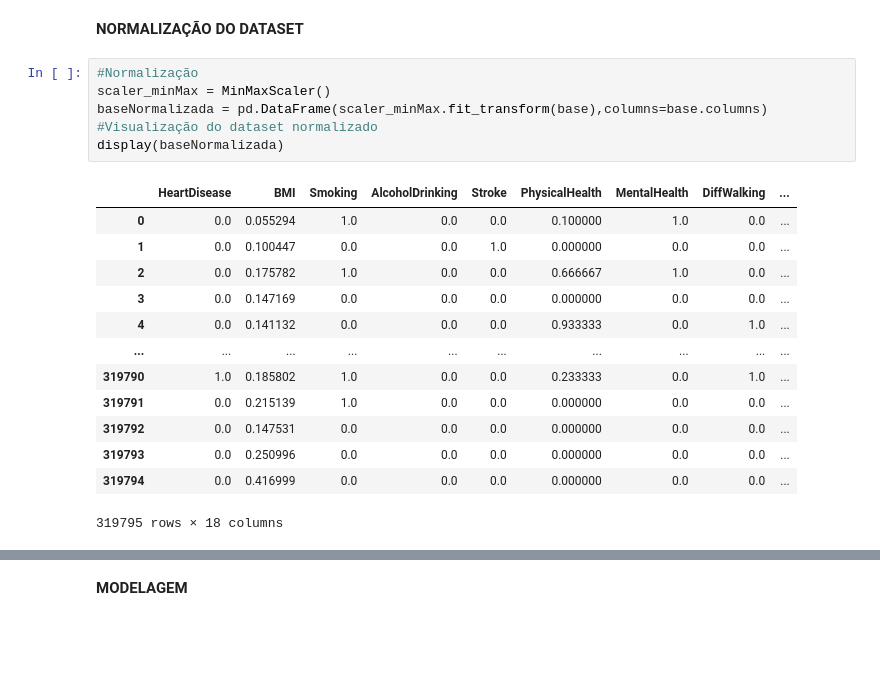
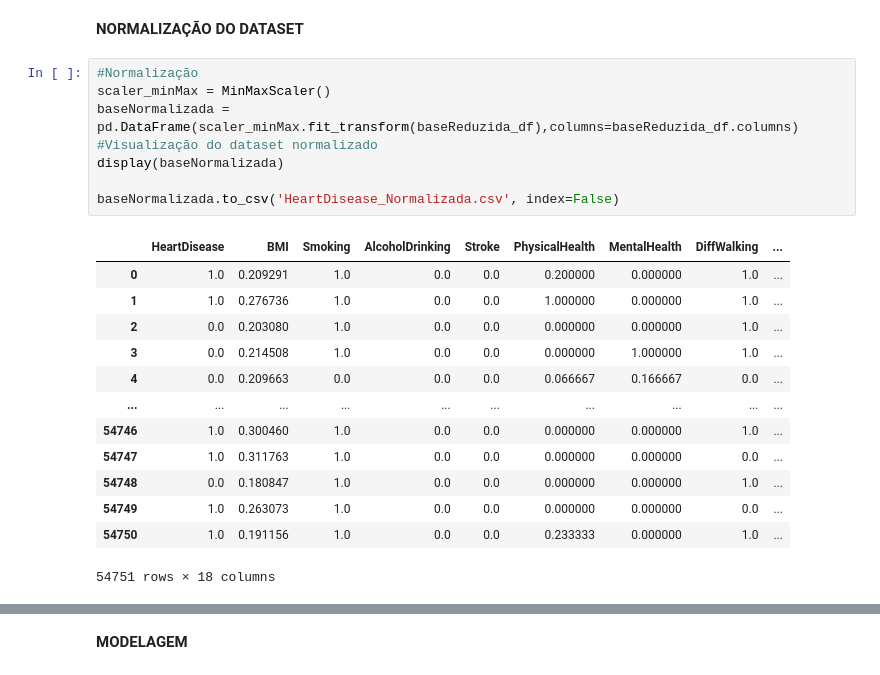
Before and after one commit to Webster-Rodrigues/Arvore_de_Decisao_I.A, a Jupyter notebook: Árvore_Decisão.ipynb, the cells around one changed output, grey strips where cells are left out. Saved outputs shown, nothing was run; the diff lists cells and outputs as text; blank space fills up the shorter version.

```diff
--- a/Árvore_Decisão.ipynb
+++ b/Árvore_Decisão.ipynb
@@ -102,20 +122,22 @@ display(base)
 # %%
 #Normalização
 scaler_minMax = MinMaxScaler()
-baseNormalizada = pd.DataFrame(scaler_minMax.fit_transform(base),columns=base.columns)
+baseNormalizada = pd.DataFrame(scaler_minMax.fit_transform(baseReduzida_df),columns=baseReduzida_df.columns)
 #Visualização do dataset normalizado
 display(baseNormalizada)
+
+baseNormalizada.to_csv('HeartDisease_Normalizada.csv', index=False)
 # %% [output]
 |  | HeartDisease | BMI | Smoking | AlcoholDrinking | Stroke | PhysicalHealth | MentalHealth | DiffWalking | ... |
-| 0 | 0.0 | 0.055294 | 1.0 | 0.0 | 0.0 | 0.100000 | 1.0 | 0.0 | ... |
-| 1 | 0.0 | 0.100447 | 0.0 | 0.0 | 1.0 | 0.000000 | 0.0 | 0.0 | ... |
-| 2 | 0.0 | 0.175782 | 1.0 | 0.0 | 0.0 | 0.666667 | 1.0 | 0.0 | ... |
-| 3 | 0.0 | 0.147169 | 0.0 | 0.0 | 0.0 | 0.000000 | 0.0 | 0.0 | ... |
-| 4 | 0.0 | 0.141132 | 0.0 | 0.0 | 0.0 | 0.933333 | 0.0 | 1.0 | ... |
+| 0 | 1.0 | 0.209291 | 1.0 | 0.0 | 0.0 | 0.200000 | 0.000000 | 1.0 | ... |
+| 1 | 1.0 | 0.276736 | 1.0 | 0.0 | 0.0 | 1.000000 | 0.000000 | 1.0 | ... |
+| 2 | 0.0 | 0.203080 | 1.0 | 0.0 | 0.0 | 0.000000 | 0.000000 | 1.0 | ... |
+| 3 | 0.0 | 0.214508 | 1.0 | 0.0 | 0.0 | 0.000000 | 1.000000 | 1.0 | ... |
+| 4 | 0.0 | 0.209663 | 0.0 | 0.0 | 0.0 | 0.066667 | 0.166667 | 0.0 | ... |
 | ... | ... | ... | ... | ... | ... | ... | ... | ... | ... |
-| 319790 | 1.0 | 0.185802 | 1.0 | 0.0 | 0.0 | 0.233333 | 0.0 | 1.0 | ... |
-| 319791 | 0.0 | 0.215139 | 1.0 | 0.0 | 0.0 | 0.000000 | 0.0 | 0.0 | ... |
-| 319792 | 0.0 | 0.147531 | 0.0 | 0.0 | 0.0 | 0.000000 | 0.0 | 0.0 | ... |
-| 319793 | 0.0 | 0.250996 | 0.0 | 0.0 | 0.0 | 0.000000 | 0.0 | 0.0 | ... |
-| 319794 | 0.0 | 0.416999 | 0.0 | 0.0 | 0.0 | 0.000000 | 0.0 | 0.0 | ... |
+| 54746 | 1.0 | 0.300460 | 1.0 | 0.0 | 0.0 | 0.000000 | 0.000000 | 1.0 | ... |
+| 54747 | 1.0 | 0.311763 | 1.0 | 0.0 | 0.0 | 0.000000 | 0.000000 | 0.0 | ... |
+| 54748 | 0.0 | 0.180847 | 1.0 | 0.0 | 0.0 | 0.000000 | 0.000000 | 1.0 | ... |
+| 54749 | 1.0 | 0.263073 | 1.0 | 0.0 | 0.0 | 0.000000 | 0.000000 | 0.0 | ... |
+| 54750 | 1.0 | 0.191156 | 1.0 | 0.0 | 0.0 | 0.233333 | 0.000000 | 1.0 | ... |
-319795 rows × 18 columns
+54751 rows × 18 columns
```
Also changed, not shown: parts of 10 cells of this notebook.
